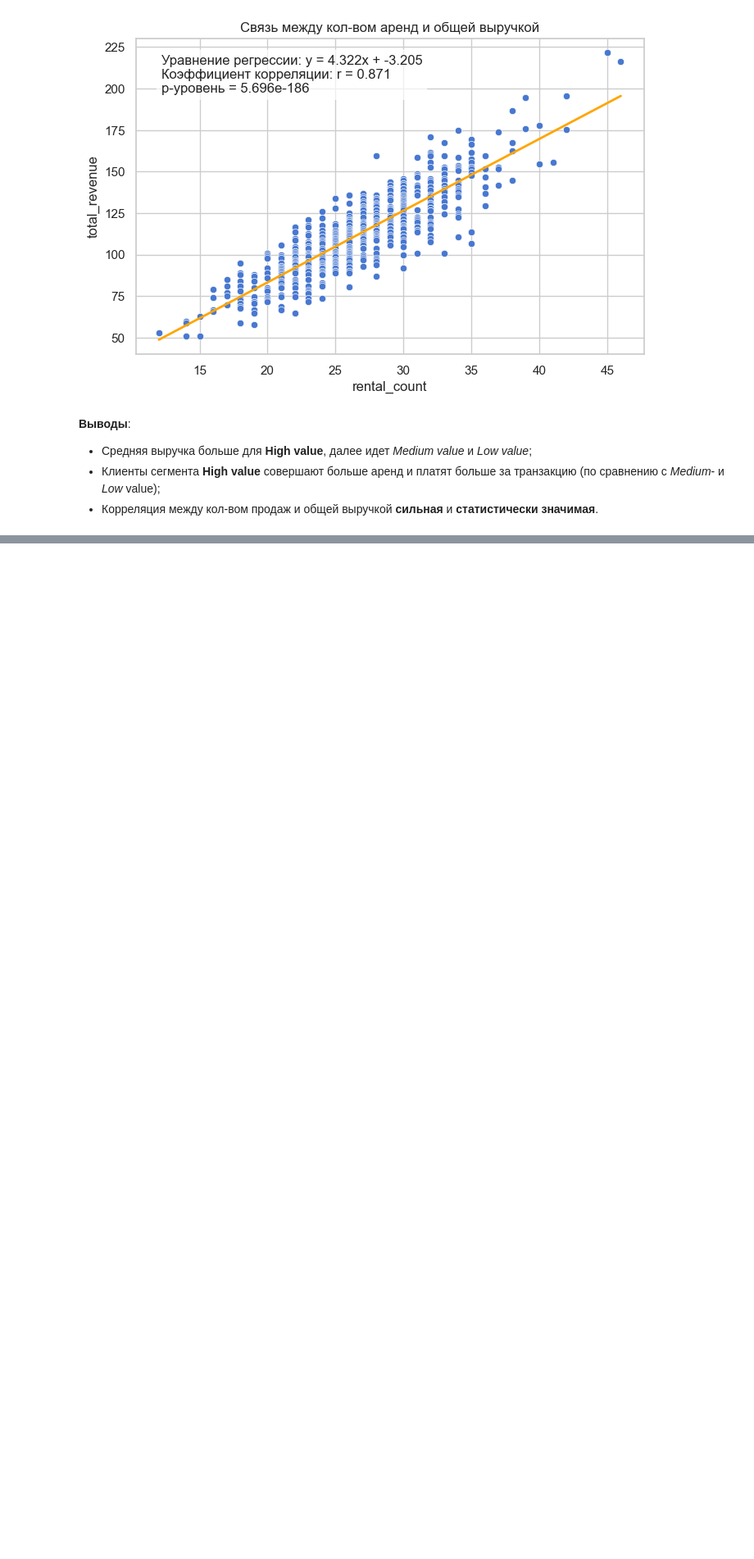
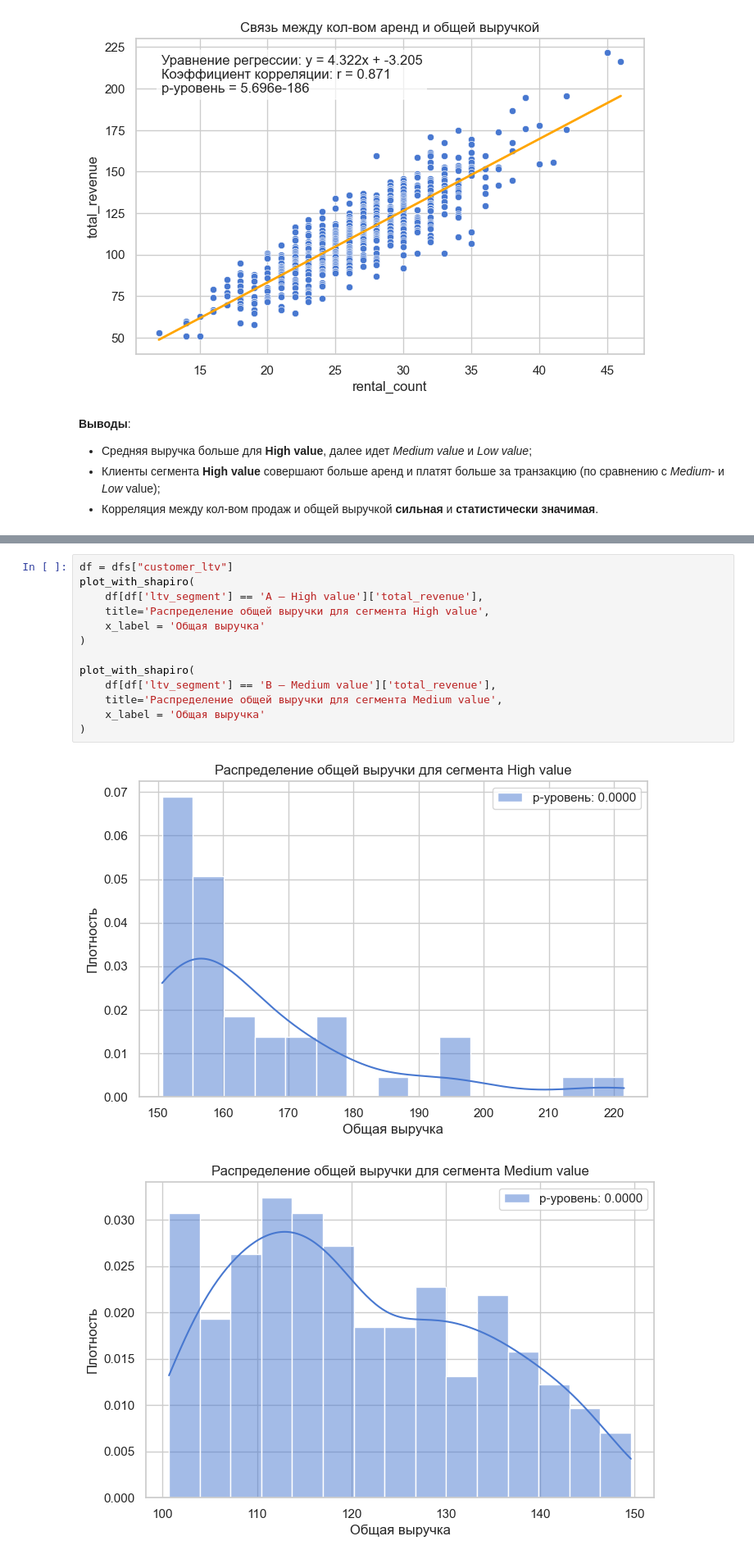
Before and after one commit to Shponarskii/video-rental-analytics, a Jupyter notebook: video_rental_analysis.ipynb, the cells around one changed output, grey strips where cells are left out. Shown: that part at 82% size. Drawn from its saved outputs; the diff is of its cells as text; blank space fills up the shorter version.

```diff
--- a/video_rental_analysis.ipynb
+++ b/video_rental_analysis.ipynb
@@ -372,0 +471,16 @@ plot_regression(
+# %%
+df = dfs["customer_ltv"]
+plot_with_shapiro(
+    df[df['ltv_segment'] == 'A — High value']['total_revenue'],
+    title='Распределение общей выручки для сегмента High value',
+    x_label = 'Общая выручка'
+)
+
+plot_with_shapiro(
+    df[df['ltv_segment'] == 'B — Medium value']['total_revenue'],
+    title='Распределение общей выручки для сегмента Medium value',
+    x_label = 'Общая выручка'
+)
+# %% [output]
+[figure, added]
+[figure, added]
```
Also changed, not shown: parts of 19 cells of this notebook.
